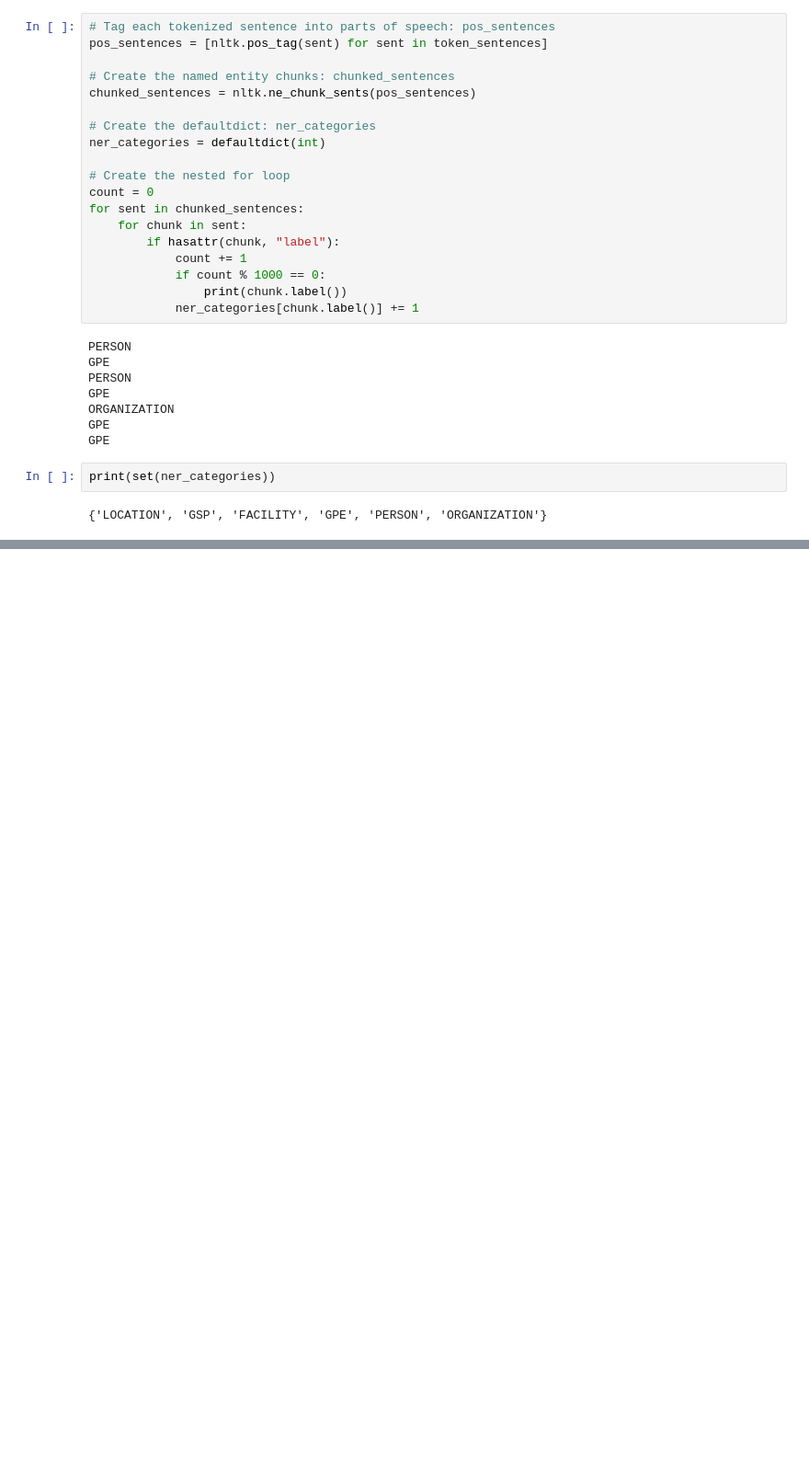
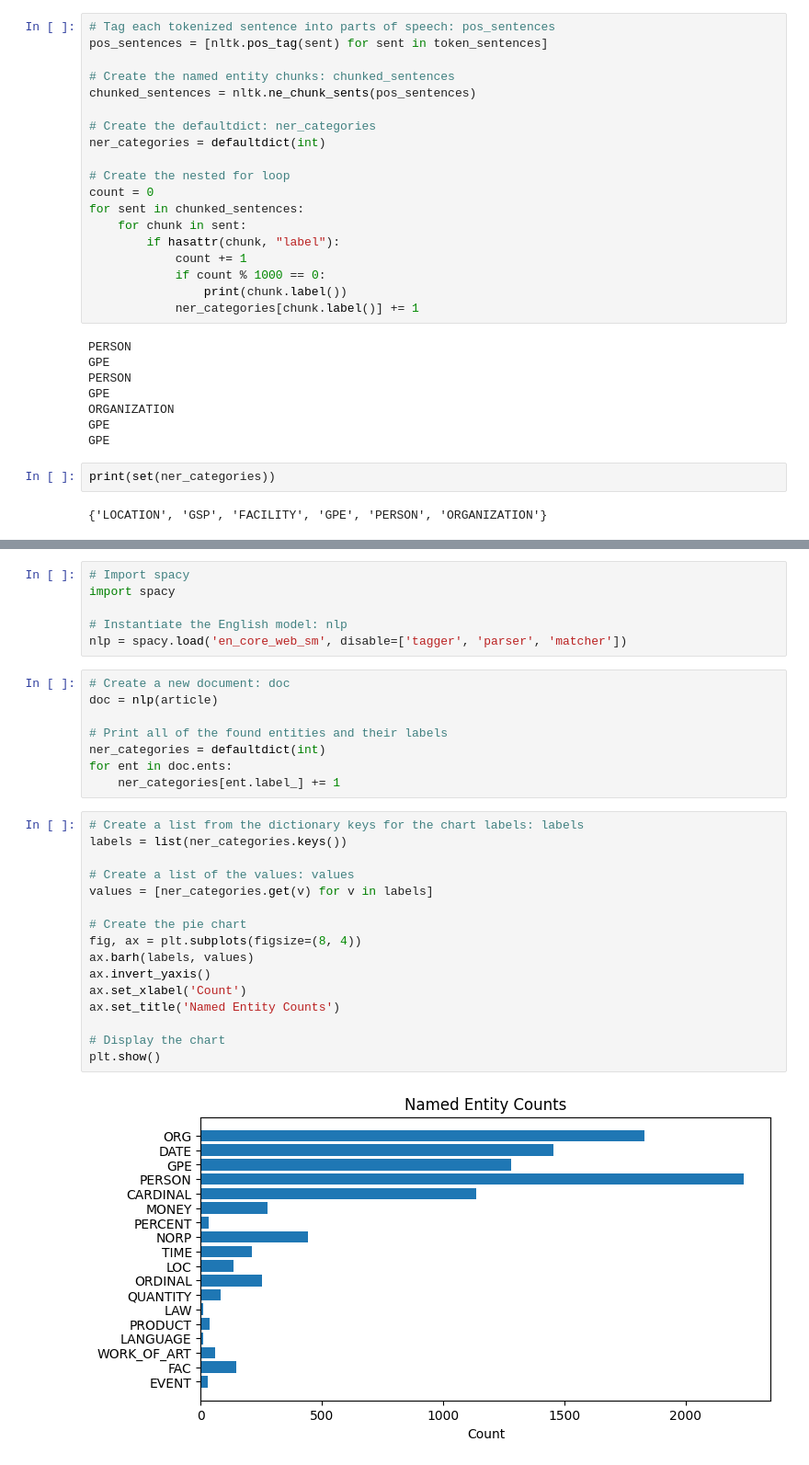
Before and after one commit to mathewsrc/-Natural-Language-Processing-in-Python, a Jupyter notebook: named_entity_recognition.ipynb, the cells around one changed output, grey strips where cells are left out. Shown at 92% size. Drawn from its saved outputs; the diff is of its cells as text; blank space fills up the shorter version.

```diff
--- a/named_entity_recognition.ipynb
+++ b/named_entity_recognition.ipynb
@@ -120,0 +131,32 @@ plt.show()
+# %%
+# Import spacy
+import spacy
+
+# Instantiate the English model: nlp
+nlp = spacy.load('en_core_web_sm', disable=['tagger', 'parser', 'matcher'])
+# %%
+# Create a new document: doc
+doc = nlp(article)
+
+# Print all of the found entities and their labels
+ner_categories = defaultdict(int)
+for ent in doc.ents:
+    ner_categories[ent.label_] += 1
+# %%
+# Create a list from the dictionary keys for the chart labels: labels
+labels = list(ner_categories.keys())
+
+# Create a list of the values: values
+values = [ner_categories.get(v) for v in labels]
+
+# Create the pie chart
+fig, ax = plt.subplots(figsize=(8, 4))
+ax.barh(labels, values)
+ax.invert_yaxis()
+ax.set_xlabel('Count')
+ax.set_title('Named Entity Counts')
+
+# Display the chart
+plt.show()
+# %% [output]
+[figure, added]
```
Also changed, not shown: parts of 4 cells of this notebook.
